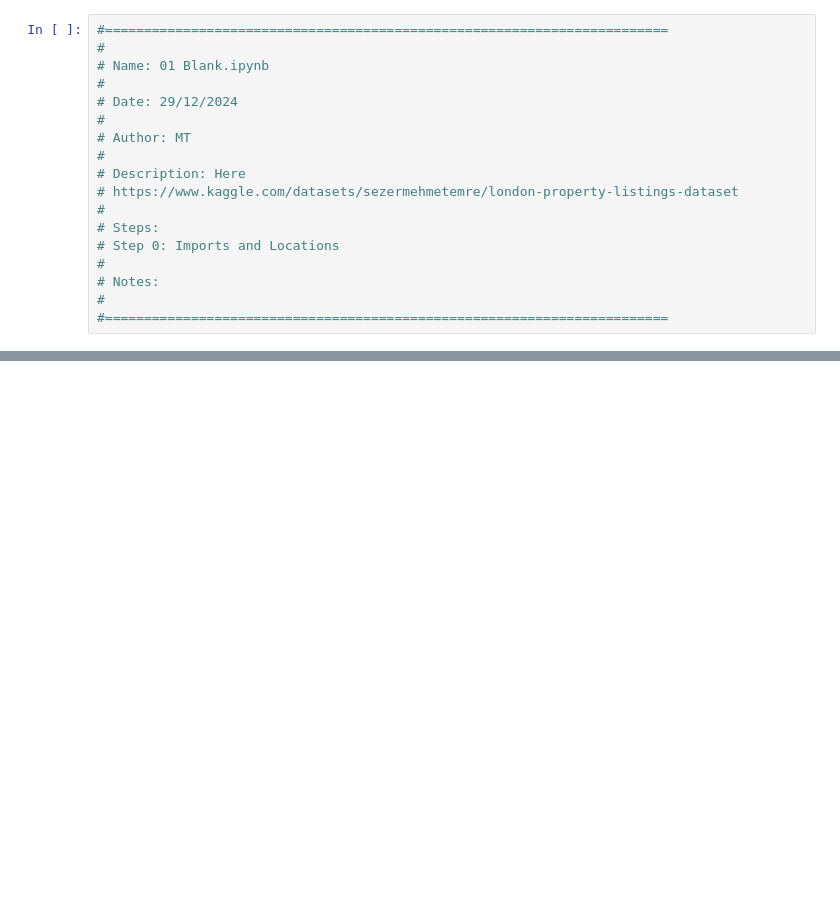
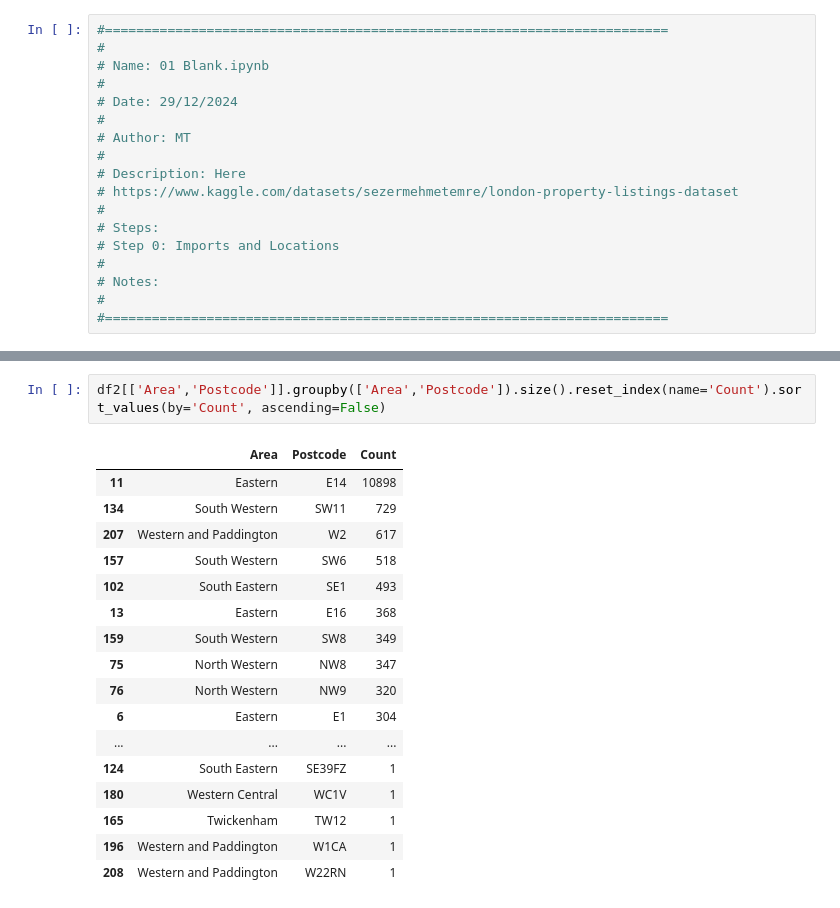
Before and after one commit to MarkThackham/portfolio, a Jupyter notebook: 02 London Property Listings/01 London Property Listing.ipynb, the cells around one changed output, grey strips where cells are left out. Cells and saved outputs as stored; diff of their text form; blank space fills up the shorter version.

```diff
--- a/02 London Property Listings/01 London Property Listing.ipynb
+++ b/02 London Property Listings/01 London Property Listing.ipynb
@@ -69,3 +157,23 @@ memory usage: 2.0+ MB
+# %%
+df2[['Area','Postcode']].groupby(['Area','Postcode']).size().reset_index(name='Count').sort_values(by='Count', ascending=False)
+# %% [output]
+|  | Area | Postcode | Count |
+| 11 | Eastern | E14 | 10898 |
+| 134 | South Western | SW11 | 729 |
+| 207 | Western and Paddington | W2 | 617 |
+| 157 | South Western | SW6 | 518 |
+| 102 | South Eastern | SE1 | 493 |
+| 13 | Eastern | E16 | 368 |
+| 159 | South Western | SW8 | 349 |
+| 75 | North Western | NW8 | 347 |
+| 76 | North Western | NW9 | 320 |
+| 6 | Eastern | E1 | 304 |
+| ... | ... | ... | ... |
+| 124 | South Eastern | SE39FZ | 1 |
+| 180 | Western Central | WC1V | 1 |
+| 165 | Twickenham | TW12 | 1 |
+| 196 | Western and Paddington | W1CA | 1 |
+| 208 | Western and Paddington | W22RN | 1 |
 # %%
 #========================================================================
 # Step 2: Response
```
Also changed, not shown: parts of 7 cells of this notebook, 3 other files.
